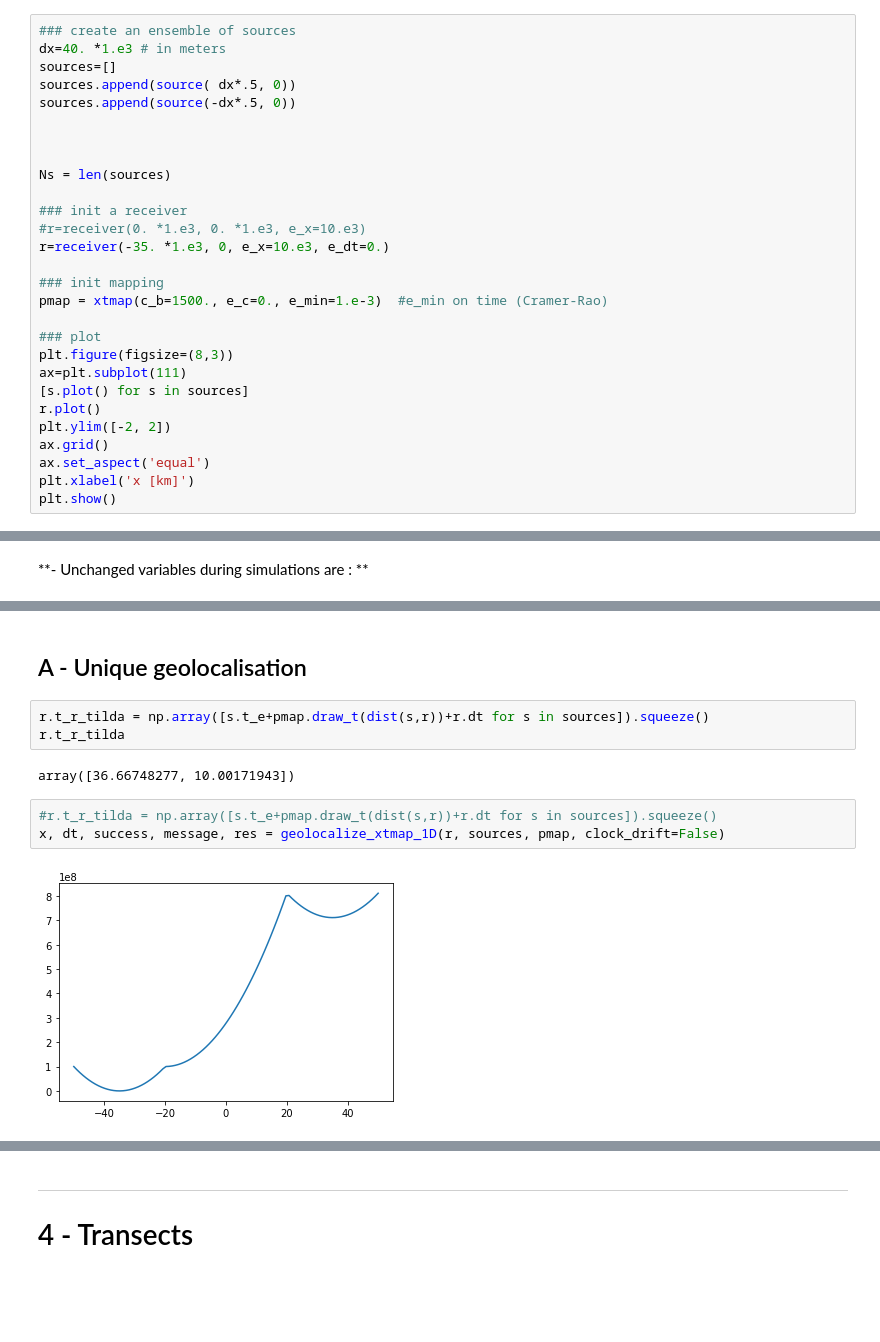
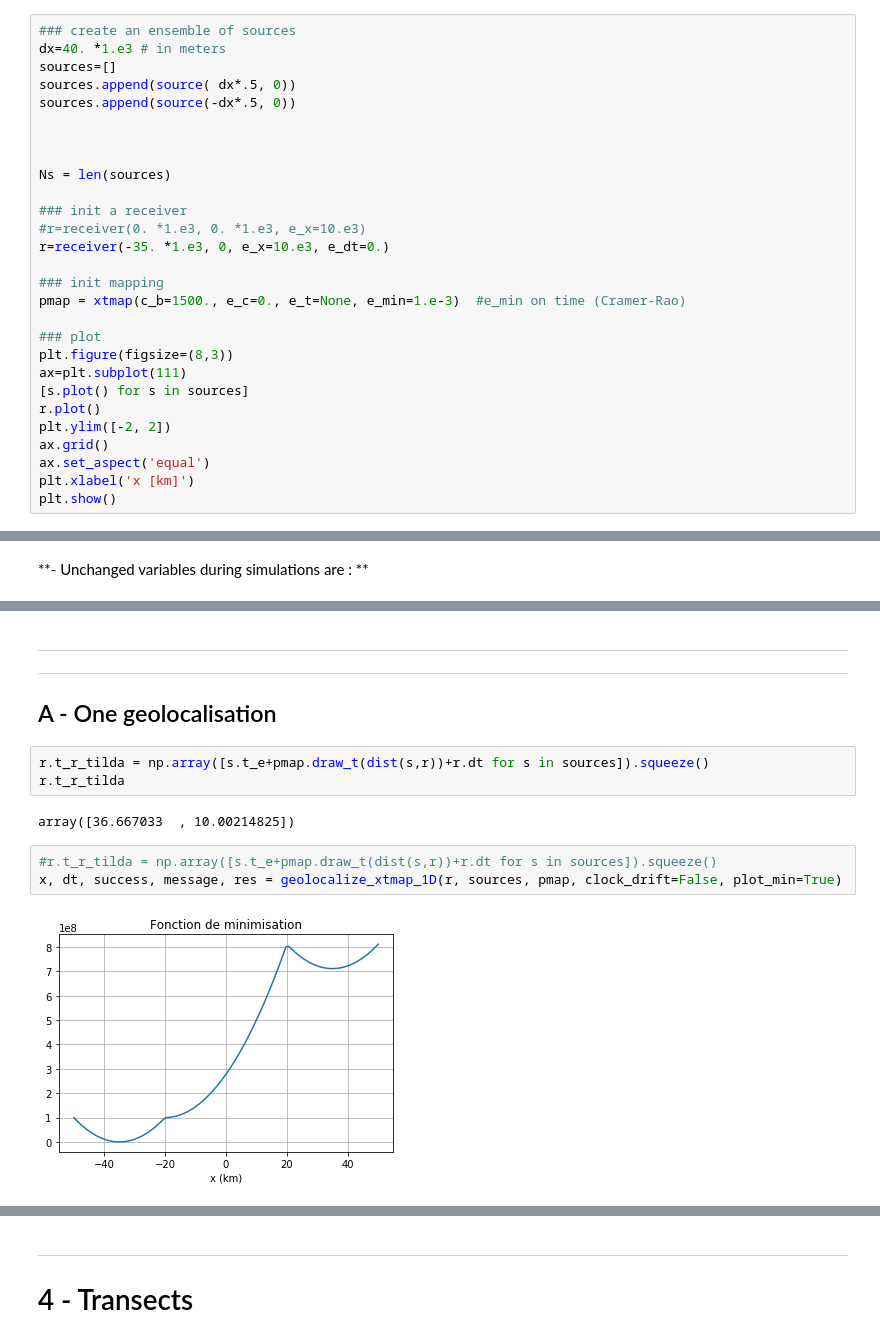
Before and after one commit to ponchama/Cognac_Acoustique, a Jupyter notebook: Geolocation/geolocation_1D.ipynb, the cells around one changed output, grey strips where cells are left out. Cells and saved outputs as stored; diff of their text form; blank space fills up the shorter version.

Commit message:
tests on geoloc 1D for different situations

```diff
--- a/Geolocation/geolocation_1D.ipynb
+++ b/Geolocation/geolocation_1D.ipynb
@@ -87,7 +88,7 @@ Ns = len(sources)
 r=receiver(-35. *1.e3, 0, e_x=10.e3, e_dt=0.)
 
 ### init mapping
-pmap = xtmap(c_b=1500., e_c=0., e_min=1.e-3)  #e_min on time (Cramer-Rao)
+pmap = xtmap(c_b=1500., e_c=0., e_t=None, e_min=1.e-3)  #e_min on time (Cramer-Rao)
 
 ### plot
 plt.figure(figsize=(8,3))
@@ -140,13 +135,15 @@ s.dx  : [array([9.46792613]), array([2.60529431])]
 # %% [markdown]
-## A - Unique geolocalisation
+---
+---
+## A - One geolocalisation
 # %%
 r.t_r_tilda = np.array([s.t_e+pmap.draw_t(dist(s,r))+r.dt for s in sources]).squeeze()
 r.t_r_tilda
 # %% [output]
-array([36.66748277, 10.00171943])
+array([36.667033  , 10.00214825])
 # %%
 #r.t_r_tilda = np.array([s.t_e+pmap.draw_t(dist(s,r))+r.dt for s in sources]).squeeze()
-x, dt, success, message, res = geolocalize_xtmap_1D(r, sources, pmap, clock_drift=False)
+x, dt, success, message, res = geolocalize_xtmap_1D(r, sources, pmap, clock_drift=False, plot_min=True)
 # %% [output]
-[figure, old version]
+[figure, new version]
 # %%
```
Also changed, not shown: parts of 40 cells of this notebook, 1 other file.
